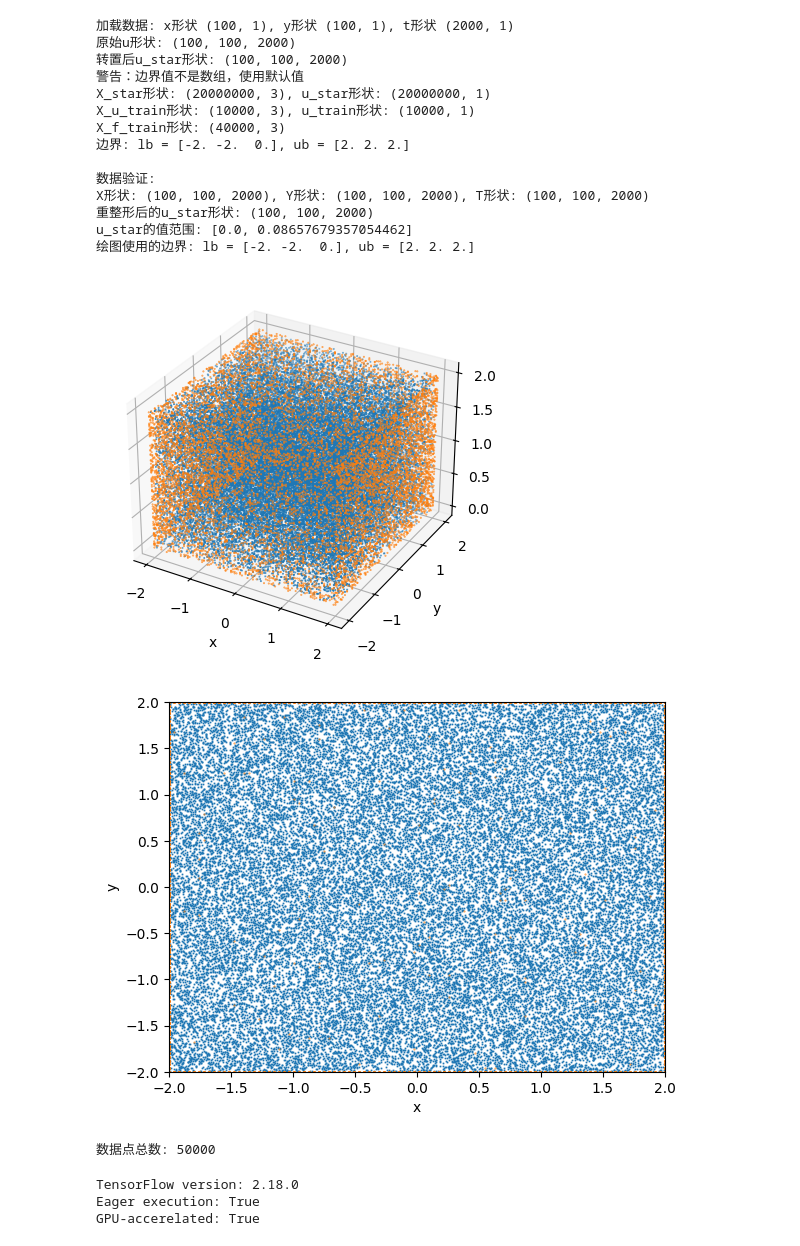
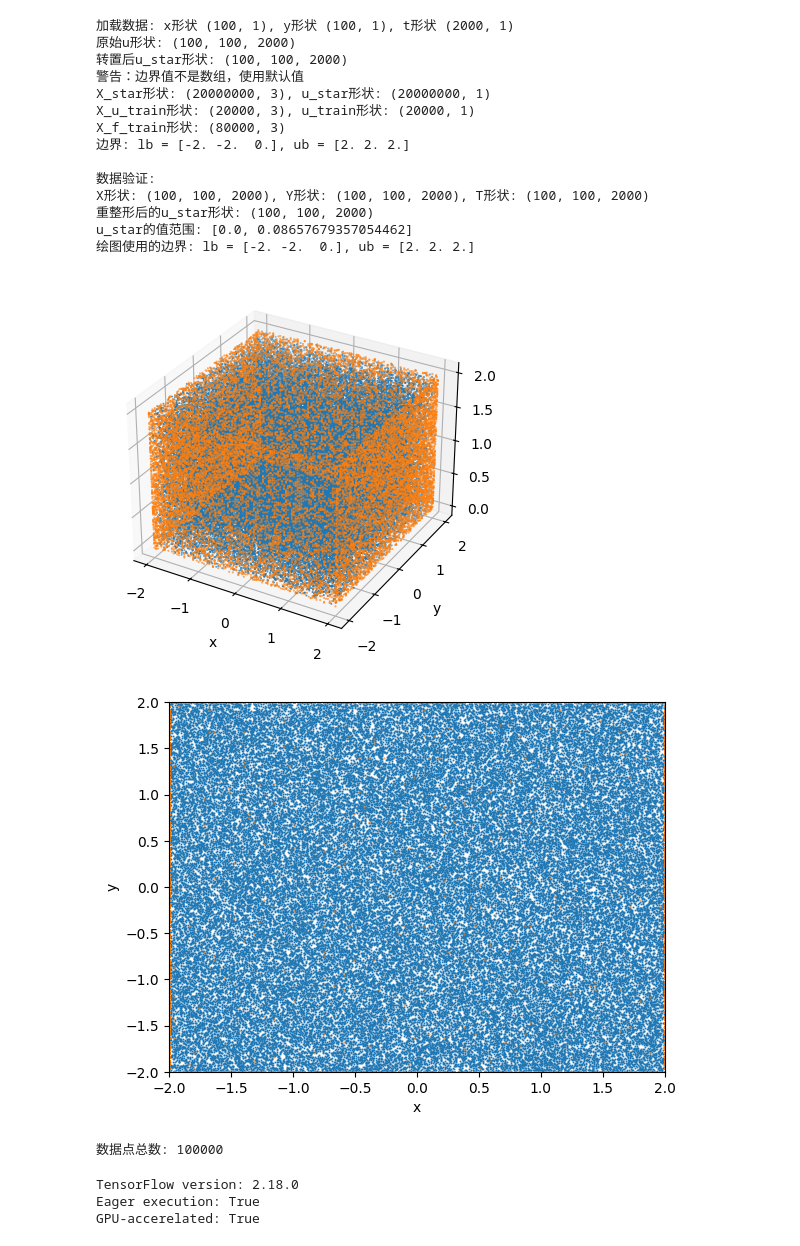
Before and after one commit to MGyuyu/ADE-PINN-Masters-Thesis-Code, a Jupyter notebook: PINN_2D_ADE_Forward.ipynb, the cells around one changed output. Cells and saved outputs as stored; diff of their text form; code cells hidden in the pictures.

```diff
--- a/PINN_2D_ADE_Forward.ipynb
+++ b/PINN_2D_ADE_Forward.ipynb
@@ -1039,50 +1039,50 @@ def error():
 
 
 # Data-points
-N_u = 10000
+N_u = 20000
 # Collocation-points
-N_f = 40000
+N_f = 80000
 # FNN size
 layers = [3, 20, 20, 20, 20, 20, 20, 20, 20, 1]
 # Activation function
 activation_func = tf.keras.activations.tanh
 
 # ADAM
-tf_epochs = 100 # Epochs w/ ADAM
-tf_optimizer = tf.keras.optimizers.Adam(learning_rate=0.01)
+tf_epochs = 500 # Epochs w/ ADAM
+tf_optimizer = tf.keras.optimizers.Adam(learning_rate=0.1)
 batch_size = 50000 # Full batch = N_u + N_f
 
 f_param = 1.0
 u_param = 1.0
 
 
 # Load data
 noise = 0.00
 
 ### User needs to input path location. For example: path = os.path.join("/folder/2D_ADE_Training_Data.mat") ###
 
 path = os.path.join("2D_ADE_v4_renamed.mat")#### Path to 2D Training data ####
 x, y, t, X, Y, T, X_star, u_star, X_u_train, u_train, X_f, ub, lb = prep_data(path, N_u, N_f, noise)
 
 TrainingDataPlotterForward(X_u_train, X_f, ub, lb)
 # %% [output]
 加载数据: x形状 (100, 1), y形状 (100, 1), t形状 (2000, 1)
 原始u形状: (100, 100, 2000)
 转置后u_star形状: (100, 100, 2000)
 警告：边界值不是数组，使用默认值
 X_star形状: (20000000, 3), u_star形状: (20000000, 1)
-X_u_train形状: (10000, 3), u_train形状: (10000, 1)
-X_f_train形状: (40000, 3)
+X_u_train形状: (20000, 3), u_train形状: (20000, 1)
+X_f_train形状: (80000, 3)
 边界: lb = [-2. -2.  0.], ub = [2. 2. 2.]
 
 数据验证:
 X形状: (100, 100, 2000), Y形状: (100, 100, 2000), T形状: (100, 100, 2000)
 重整形后的u_star形状: (100, 100, 2000)
 u_star的值范围: [0.0, 0.08657679357054462]
 绘图使用的边界: lb = [-2. -2.  0.], ub = [2. 2. 2.]
-[figure, old version]
+[figure, new version]
-[figure, old version]
+[figure, new version]
-数据点总数: 50000
+数据点总数: 100000
 # %%
 # Creating the model and training
 logger = Logger(frequency=1)
```
Also changed, not shown: parts of 5 cells of this notebook.
